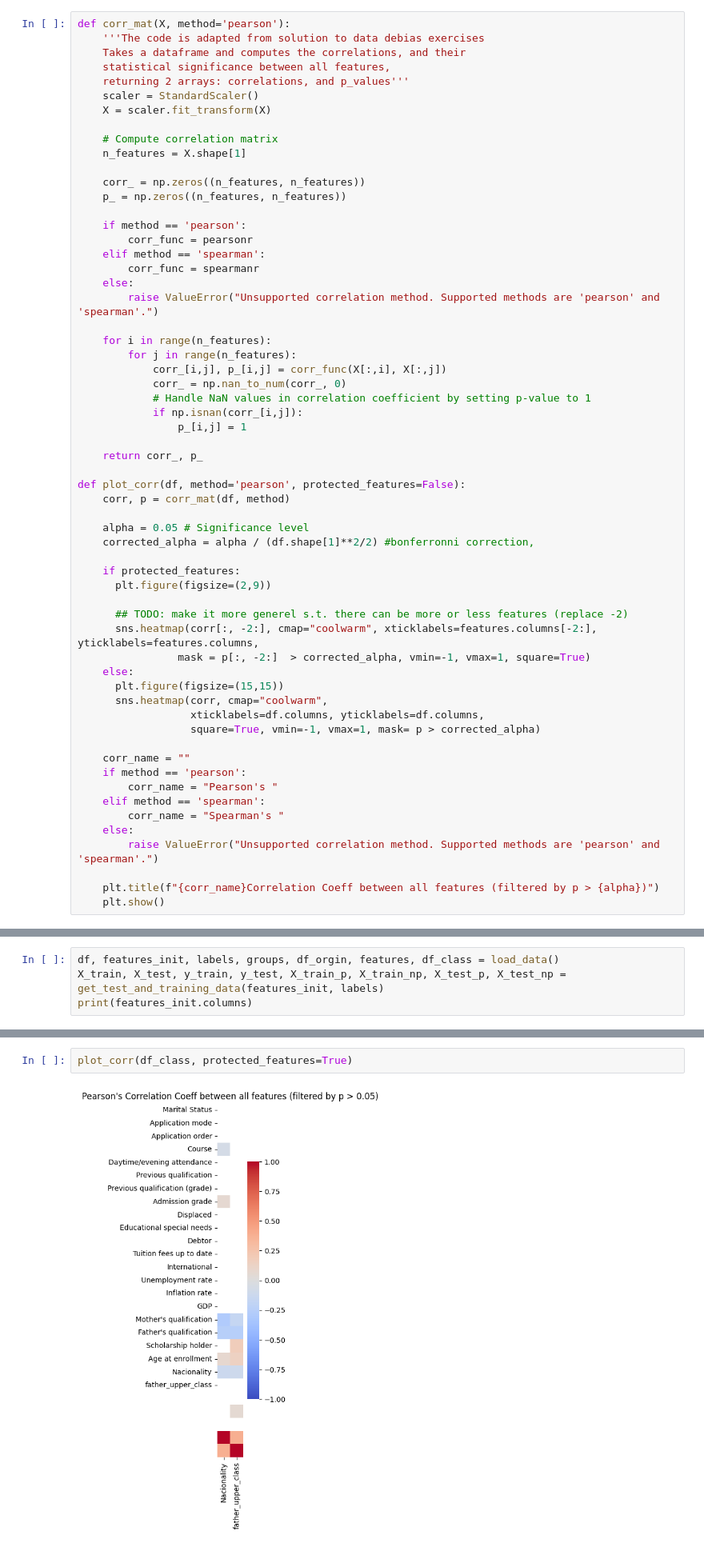
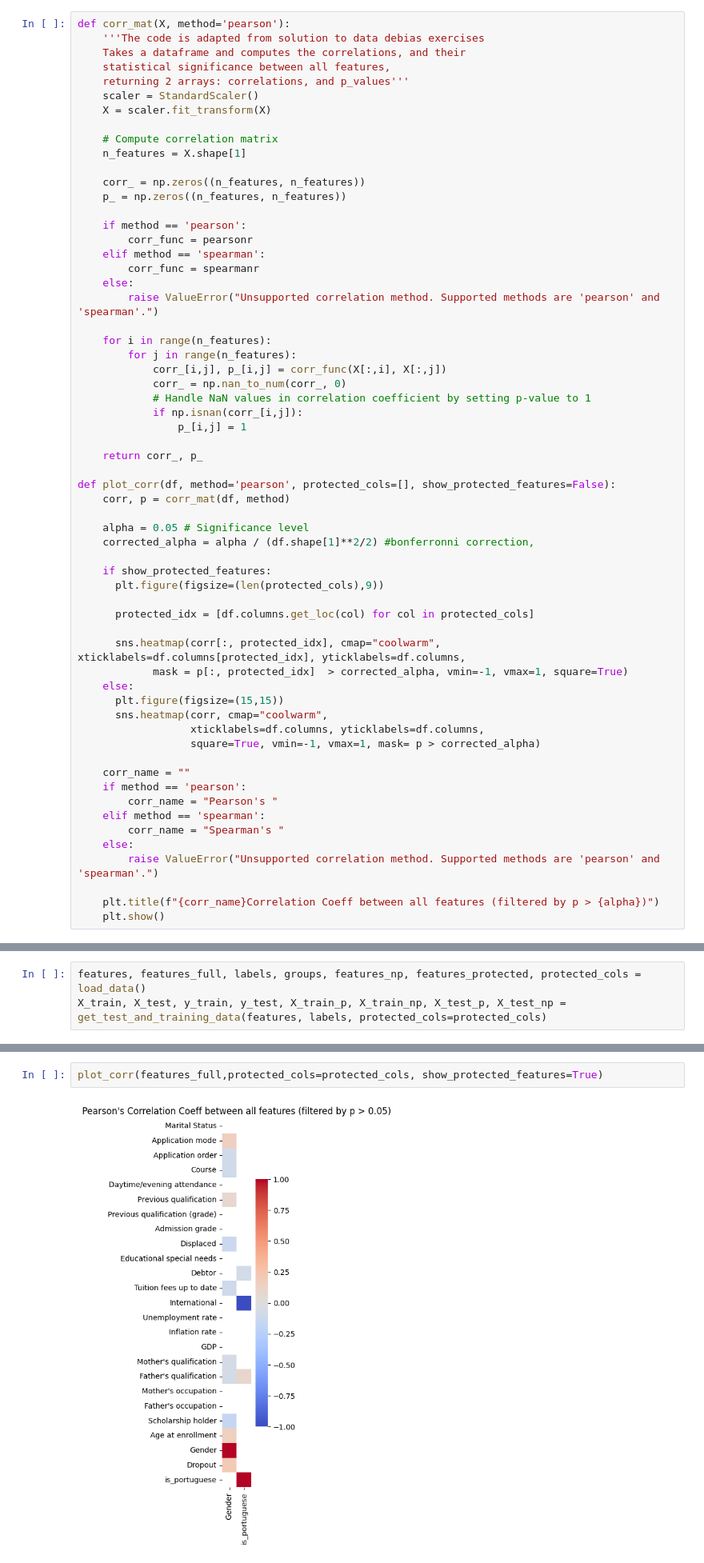
Before and after one commit to Xannadoo/Algorithmic_Fairness_Mandatories, a Jupyter notebook: Exam/Predicting_students_dropout.ipynb, the cells around one changed output, grey strips where cells are left out. Shown at 80% size. Saved outputs shown, nothing was run; the diff lists cells and outputs as text.

```diff
--- a/Exam/Predicting_students_dropout.ipynb
+++ b/Exam/Predicting_students_dropout.ipynb
@@ -233,18 +242,19 @@ def corr_mat(X, method='pearson'):
 
     return corr_, p_
 
-def plot_corr(df, method='pearson', protected_features=False):
+def plot_corr(df, method='pearson', protected_cols=[], show_protected_features=False):
     corr, p = corr_mat(df, method)
 
     alpha = 0.05 # Significance level
     corrected_alpha = alpha / (df.shape[1]**2/2) #bonferronni correction,
 
-    if protected_features:
-      plt.figure(figsize=(2,9))
+    if show_protected_features:
+      plt.figure(figsize=(len(protected_cols),9))
 
-      ## TODO: make it more generel s.t. there can be more or less features (replace -2)
-      sns.heatmap(corr[:, -2:], cmap="coolwarm", xticklabels=features.columns[-2:], yticklabels=features.columns,
-                mask = p[:, -2:]  > corrected_alpha, vmin=-1, vmax=1, square=True)
+      protected_idx = [df.columns.get_loc(col) for col in protected_cols]
+
+      sns.heatmap(corr[:, protected_idx], cmap="coolwarm", xticklabels=df.columns[protected_idx], yticklabels=df.columns,
+            mask = p[:, protected_idx]  > corrected_alpha, vmin=-1, vmax=1, square=True)
     else:
       plt.figure(figsize=(15,15))
       sns.heatmap(corr, cmap="coolwarm",
@@ -264,7 +360,6 @@ def plot_corr(df, method='pearson', protected_features=False):
 # %% [markdown]
 # Try things out...
 # %%
-df, features_init, labels, groups, df_orgin, features, df_class = load_data()
-X_train, X_test, y_train, y_test, X_train_p, X_train_np, X_test_p, X_test_np = get_test_and_training_data(features_init, labels)
-print(features_init.columns)
+features, features_full, labels, groups, features_np, features_protected, protected_cols = load_data()
+X_train, X_test, y_train, y_test, X_train_p, X_train_np, X_test_p, X_test_np = get_test_and_training_data(features, labels, protected_cols=protected_cols)
 # %% [output]
@@ -323,4 +403,4 @@ Column ID: 21 (Gender)
 # %%
-plot_corr(df_class, protected_features=True)
+plot_corr(features_full,protected_cols=protected_cols, show_protected_features=True)
 # %% [output]
-[figure, old version]
+[figure, new version]
```
Also changed, not shown: parts of 22 cells of this notebook.
